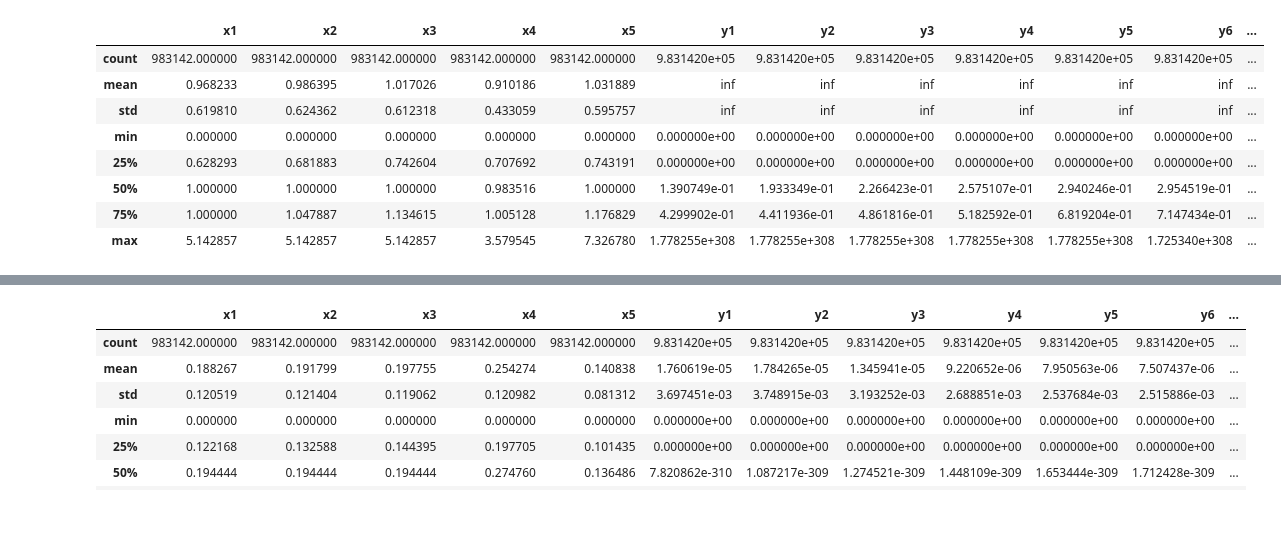
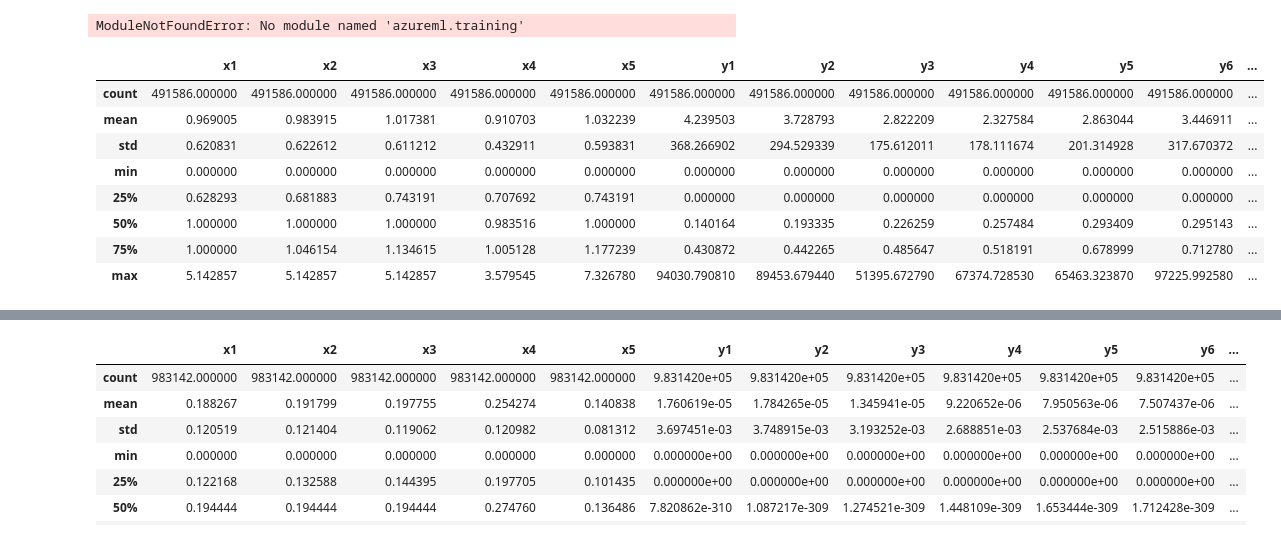
Before and after one commit to khanhha1005/Microsoft_Auto_ML, a Jupyter notebook: AutoML.ipynb, the cells around one changed output, grey strips where cells are left out. Saved outputs shown, nothing was run; the diff lists cells and outputs as text; code cells hidden in the pictures.

```diff
--- a/AutoML.ipynb
+++ b/AutoML.ipynb
@@ -4,0 +30,8 @@
+# %%
+import pickle
+
+# Load the model file
+with open('model.pkl', 'rb') as file:
+    model = pickle.load(file)
+# %% [output]
+ModuleNotFoundError: No module named 'azureml.training'
@@ -5,19 +59,19 @@
 # %%
 import pandas as pd
 import numpy as np
-df = pd.read_csv('Data_Supervised_Train (2).csv')
+df = pd.read_csv('Data_Supervised_Test.csv')
 #describe df
 df.describe()
 # %% [output]
 |  | x1 | x2 | x3 | x4 | x5 | y1 | y2 | y3 | y4 | y5 | y6 | ... |
-| count | 983142.000000 | 983142.000000 | 983142.000000 | 983142.000000 | 983142.000000 | 9.831420e+05 | 9.831420e+05 | 9.831420e+05 | 9.831420e+05 | 9.831420e+05 | 9.831420e+05 | ... |
-| mean | 0.968233 | 0.986395 | 1.017026 | 0.910186 | 1.031889 | inf | inf | inf | inf | inf | inf | ... |
-| std | 0.619810 | 0.624362 | 0.612318 | 0.433059 | 0.595757 | inf | inf | inf | inf | inf | inf | ... |
-| min | 0.000000 | 0.000000 | 0.000000 | 0.000000 | 0.000000 | 0.000000e+00 | 0.000000e+00 | 0.000000e+00 | 0.000000e+00 | 0.000000e+00 | 0.000000e+00 | ... |
-| 25% | 0.628293 | 0.681883 | 0.742604 | 0.707692 | 0.743191 | 0.000000e+00 | 0.000000e+00 | 0.000000e+00 | 0.000000e+00 | 0.000000e+00 | 0.000000e+00 | ... |
-| 50% | 1.000000 | 1.000000 | 1.000000 | 0.983516 | 1.000000 | 1.390749e-01 | 1.933349e-01 | 2.266423e-01 | 2.575107e-01 | 2.940246e-01 | 2.954519e-01 | ... |
-| 75% | 1.000000 | 1.047887 | 1.134615 | 1.005128 | 1.176829 | 4.299902e-01 | 4.411936e-01 | 4.861816e-01 | 5.182592e-01 | 6.819204e-01 | 7.147434e-01 | ... |
-| max | 5.142857 | 5.142857 | 5.142857 | 3.579545 | 7.326780 | 1.778255e+308 | 1.778255e+308 | 1.778255e+308 | 1.778255e+308 | 1.778255e+308 | 1.725340e+308 | ... |
+| count | 491586.000000 | 491586.000000 | 491586.000000 | 491586.000000 | 491586.000000 | 491586.000000 | 491586.000000 | 491586.000000 | 491586.000000 | 491586.000000 | 491586.000000 | ... |
+| mean | 0.969005 | 0.983915 | 1.017381 | 0.910703 | 1.032239 | 4.239503 | 3.728793 | 2.822209 | 2.327584 | 2.863044 | 3.446911 | ... |
+| std | 0.620831 | 0.622612 | 0.611212 | 0.432911 | 0.593831 | 368.266902 | 294.529339 | 175.612011 | 178.111674 | 201.314928 | 317.670372 | ... |
+| min | 0.000000 | 0.000000 | 0.000000 | 0.000000 | 0.000000 | 0.000000 | 0.000000 | 0.000000 | 0.000000 | 0.000000 | 0.000000 | ... |
+| 25% | 0.628293 | 0.681883 | 0.743191 | 0.707692 | 0.743191 | 0.000000 | 0.000000 | 0.000000 | 0.000000 | 0.000000 | 0.000000 | ... |
+| 50% | 1.000000 | 1.000000 | 1.000000 | 0.983516 | 1.000000 | 0.140164 | 0.193335 | 0.226259 | 0.257484 | 0.293409 | 0.295143 | ... |
+| 75% | 1.000000 | 1.046154 | 1.134615 | 1.005128 | 1.177239 | 0.430872 | 0.442265 | 0.485647 | 0.518191 | 0.678999 | 0.712780 | ... |
+| max | 5.142857 | 5.142857 | 5.142857 | 3.579545 | 7.326780 | 94030.790810 | 89453.679440 | 51395.672790 | 67374.728530 | 65463.323870 | 97225.992580 | ... |
 # %%
 print(df.isin([np.inf, -np.inf]).sum())
 # # delete all the rows that contain np.inf, -np.inf, or np.nan
```
Also changed, not shown: parts of 5 cells of this notebook.
